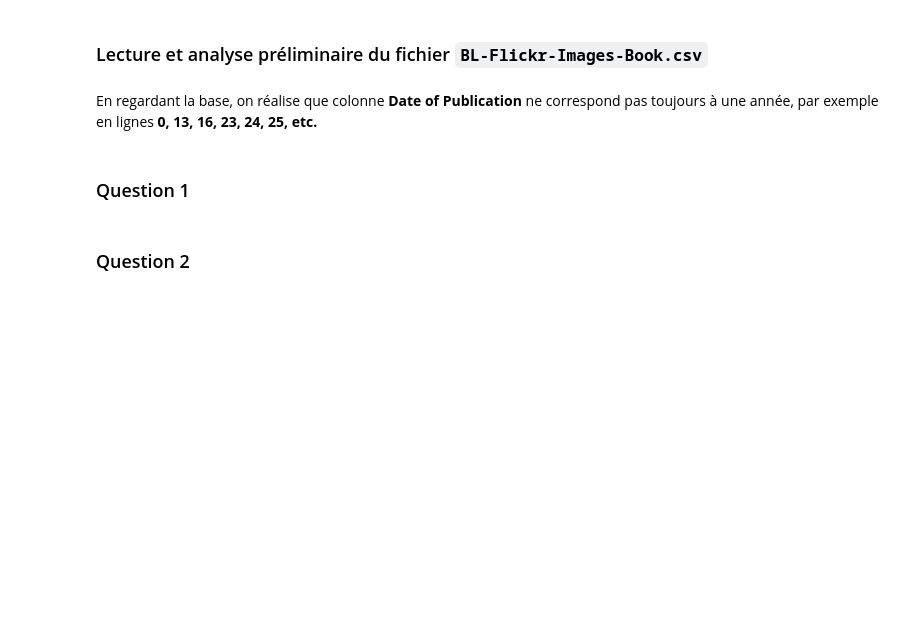
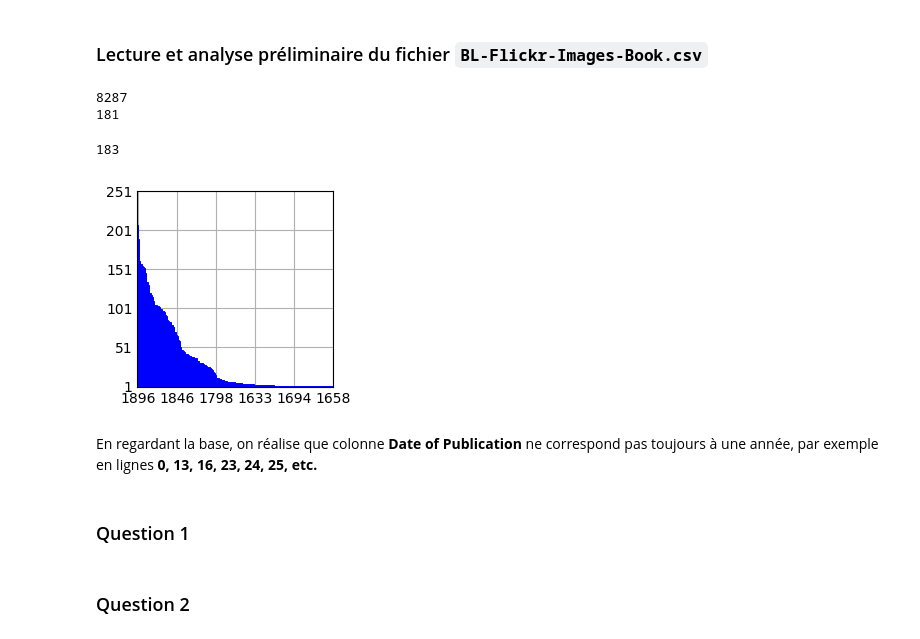
Before and after one commit to uvsq22102103/l2-info, a Jupyter notebook: TDs IN304/TD10 new subject/TD10-expressions regulieres et parsing.ipynb, the cells around one changed output. Cells and saved outputs as stored; diff of their text form; code cells hidden in the pictures; blank space fills up the shorter version.

```diff
--- a/TDs IN304/TD10 new subject/TD10-expressions regulieres et parsing.ipynb
+++ b/TDs IN304/TD10 new subject/TD10-expressions regulieres et parsing.ipynb
@@ -389,3 +393,47 @@ data_books[['Date of Publication',"Title"]].iloc[13:20]
+# %%
+import pandas as pd
+import re
+import numpy as np
+dataframe = pd.read_csv('BL-Flickr-Images-Book.csv')
+# %%
+# Q1
+print(dataframe.shape[0]) # rows number
+print(dataframe.shape[0]-int(dataframe[["Date of Publication"]].count())) # rows with NaN in DoP number
+# %% [output]
+8287
+181
+# %%
+
+expression = "([0-2][0-9][0-9][0-9])" #Q2
+dataframe["Date of Publication2"] = dataframe["Date of Publication"].str.extract(expression,expand=False) #Q3
+dataframe[["Date of Publication2","Date of Publication"]][dataframe["Date of Publication2"].isna()].shape[0] #Q4
+#les deux NaN obtenus dans dans Date of Publication2 en plus de ceux que l'on avait precedemment sont dû
+#au regex que l'on a appliqué au dataframe.
+# %% [output]
+183
+# %%
+f_dates = dataframe["Date of Publication2"].value_counts()
+nb = f_dates.to_numpy()
+dates = np.array(f_dates.keys())
+# %%
+import matplotlib.pyplot as plt
+import numpy as np
+
+plt.style.use('_mpl-gallery')
+
+# make data:
+
+# plot
+fig, ax = plt.subplots()
+
+ax.bar(dates, nb, width=1, edgecolor="blue", linewidth=0.7)
+
+ax.set(xlim=(0, dates.max()), xticks=np.arange(1, len(dates),50),
+       ylim=(0, nb.max()), yticks=np.arange(1, len(nb),50))
+
+plt.show()
+# %% [output]
+[figure, added]
 # %% [markdown]
 En regardant la base, on réalise que colonne **Date of Publication** ne correspond pas toujours à une année, par exemple en lignes **0, 13, 16, 23, 24, 25, etc.**
 # %% [markdown]
```
Also changed, not shown: parts of 4 cells of this notebook.
